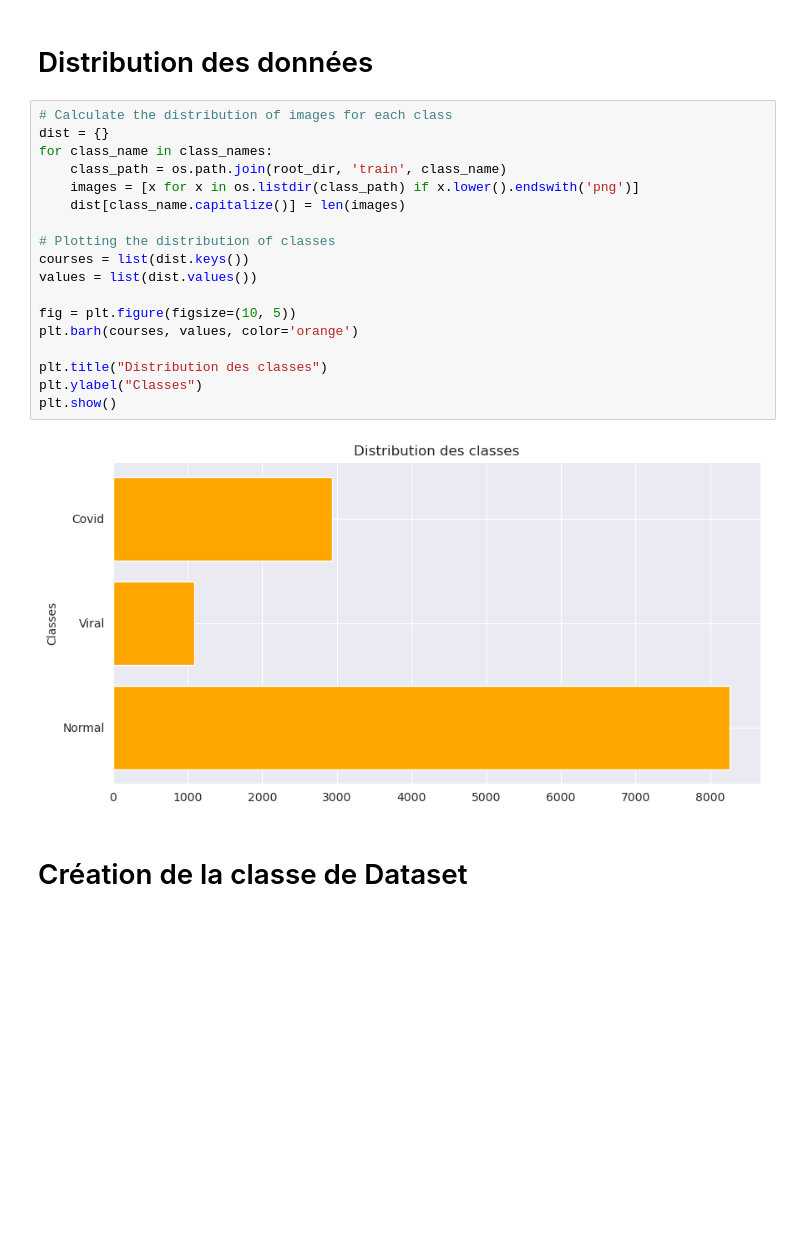
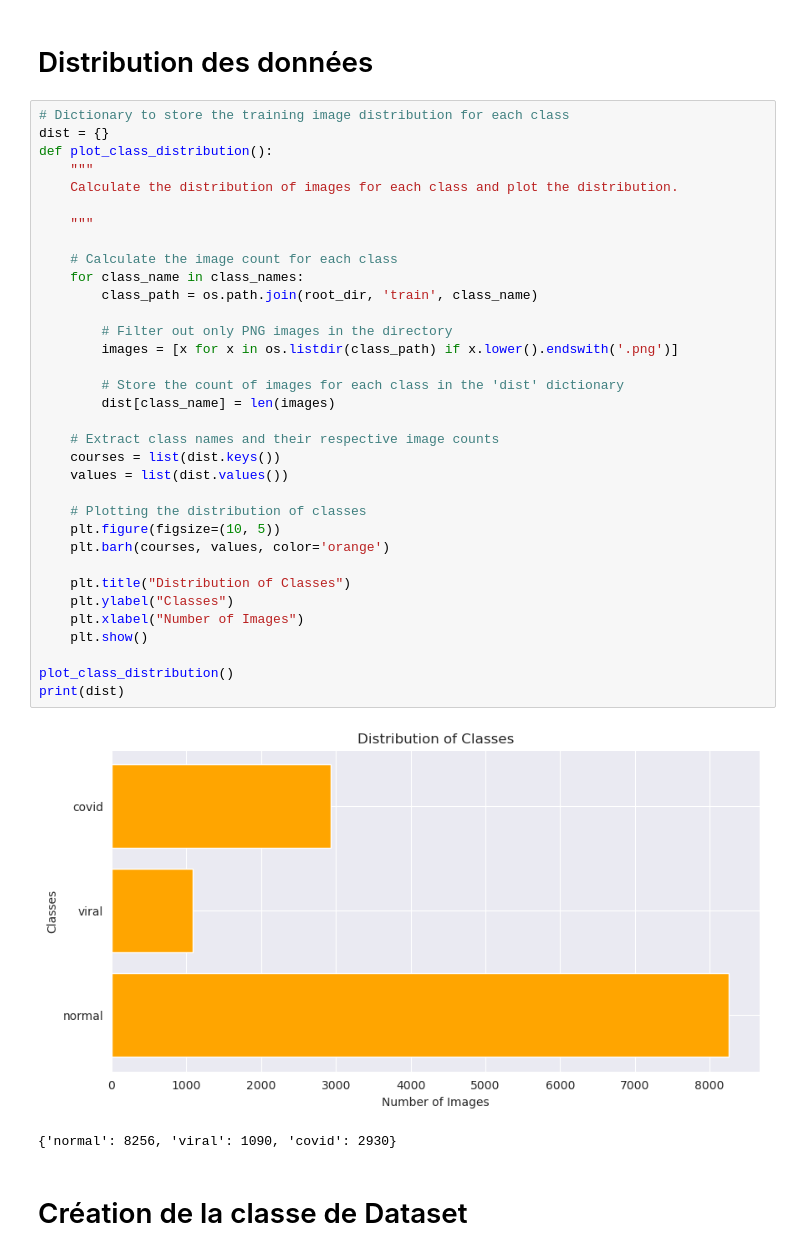
Before and after one commit to TiDev00/COVID19_Detector, a Jupyter notebook: notebooks/detector.ipynb, the cells around one changed output. Drawn from its saved outputs; the diff is of its cells as text; blank space fills up the shorter version.

```diff
--- a/notebooks/detector.ipynb
+++ b/notebooks/detector.ipynb
@@ -99,25 +169,42 @@ show_images()
 # %% [markdown]
 # Distribution des données
 # %%
-# Calculate the distribution of images for each class
+# Dictionary to store the training image distribution for each class
 dist = {}
-for class_name in class_names:
-    class_path = os.path.join(root_dir, 'train', class_name)
-    images = [x for x in os.listdir(class_path) if x.lower().endswith('png')]
-    dist[class_name.capitalize()] = len(images)
+def plot_class_distribution():
+    """
+    Calculate the distribution of images for each class and plot the distribution.
 
-# Plotting the distribution of classes
-courses = list(dist.keys())
-values = list(dist.values())
+    """
 
-fig = plt.figure(figsize=(10, 5))
-plt.barh(courses, values, color='orange')
+    # Calculate the image count for each class
+    for class_name in class_names:
+        class_path = os.path.join(root_dir, 'train', class_name)
 
-plt.title("Distribution des classes")
-plt.ylabel("Classes")
-plt.show()
+        # Filter out only PNG images in the directory
+        images = [x for x in os.listdir(class_path) if x.lower().endswith('.png')]
+
+        # Store the count of images for each class in the 'dist' dictionary
+        dist[class_name] = len(images)
+
+    # Extract class names and their respective image counts
+    courses = list(dist.keys())
+    values = list(dist.values())
+
+    # Plotting the distribution of classes
+    plt.figure(figsize=(10, 5))
+    plt.barh(courses, values, color='orange')
+
+    plt.title("Distribution of Classes")
+    plt.ylabel("Classes")
+    plt.xlabel("Number of Images")
+    plt.show()
+
+plot_class_distribution()
+print(dist)
 # %% [output]
-[figure, old version]
+[figure, new version]
+{'normal': 8256, 'viral': 1090, 'covid': 2930}
 # %% [markdown]
 # Création de la classe de Dataset
 # %%
```
Also changed, not shown: parts of 15 cells of this notebook, 1 other file.
